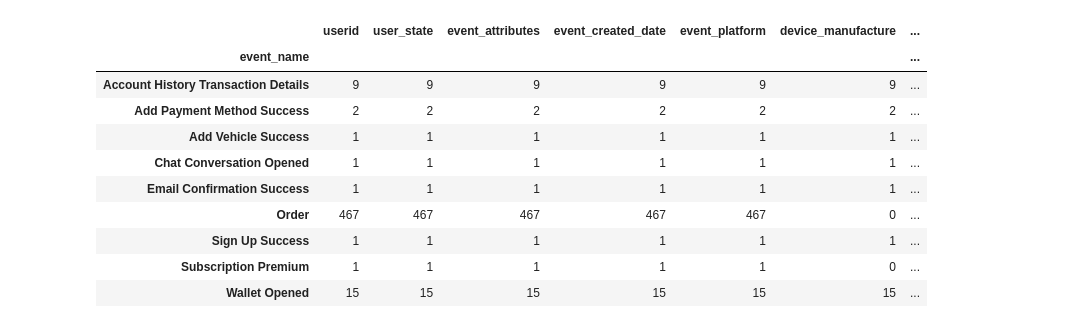
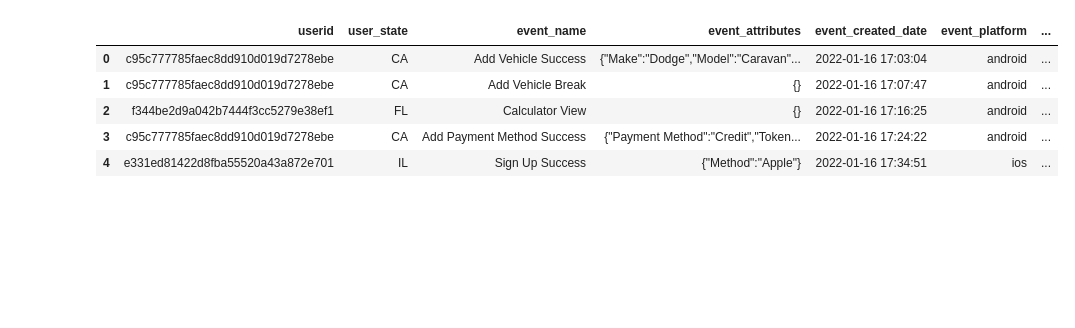
Before and after one commit to EvgeniyAzarov/IHT20H_hackathon_ds_test, a Jupyter notebook: test_task.ipynb, the cells around one changed output. Saved outputs shown, nothing was run; the diff lists cells and outputs as text; code cells hidden in the pictures; blank space fills up the shorter version.

```diff
--- a/test_task.ipynb
+++ b/test_task.ipynb
@@ -92,14 +15,9 @@ df.groupby("event_name").count().sort_values("userid", ascending=False)
-# %%
-df[df['userid'] == "627f50253b42607513a1c93bb68201ad"].groupby("event_name").count()
-# %% [output]
-|  | userid | user_state | event_attributes | event_created_date | event_platform | device_manufacture | ... |
-| event_name |  |  |  |  |  |  | ... |
-| Account History Transaction Details | 9 | 9 | 9 | 9 | 9 | 9 | ... |
-| Add Payment Method Success | 2 | 2 | 2 | 2 | 2 | 2 | ... |
-| Add Vehicle Success | 1 | 1 | 1 | 1 | 1 | 1 | ... |
-| Chat Conversation Opened | 1 | 1 | 1 | 1 | 1 | 1 | ... |
-| Email Confirmation Success | 1 | 1 | 1 | 1 | 1 | 1 | ... |
-| Order | 467 | 467 | 467 | 467 | 467 | 0 | ... |
-| Sign Up Success | 1 | 1 | 1 | 1 | 1 | 1 | ... |
-| Subscription Premium | 1 | 1 | 1 | 1 | 1 | 0 | ... |
-| Wallet Opened | 15 | 15 | 15 | 15 | 15 | 15 | ... |
+# %%
+events.head(5)
+# %% [output]
+|  | userid | user_state | event_name | event_attributes | event_created_date | event_platform | ... |
+| 0 | c95c777785faec8dd910d019d7278ebe | CA | Add Vehicle Success | {"Make":"Dodge","Model":"Caravan"... | 2022-01-16 17:03:04 | android | ... |
+| 1 | c95c777785faec8dd910d019d7278ebe | CA | Add Vehicle Break | {} | 2022-01-16 17:07:47 | android | ... |
+| 2 | f344be2d9a042b7444f3cc5279e38ef1 | FL | Calculator View | {} | 2022-01-16 17:16:25 | android | ... |
+| 3 | c95c777785faec8dd910d019d7278ebe | CA | Add Payment Method Success | {"Payment Method":"Credit","Token... | 2022-01-16 17:24:22 | android | ... |
+| 4 | e331ed81422d8fba55520a43a872e701 | IL | Sign Up Success | {"Method":"Apple"} | 2022-01-16 17:34:51 | ios | ... |
```
Also changed, not shown: parts of 20 cells of this notebook.
